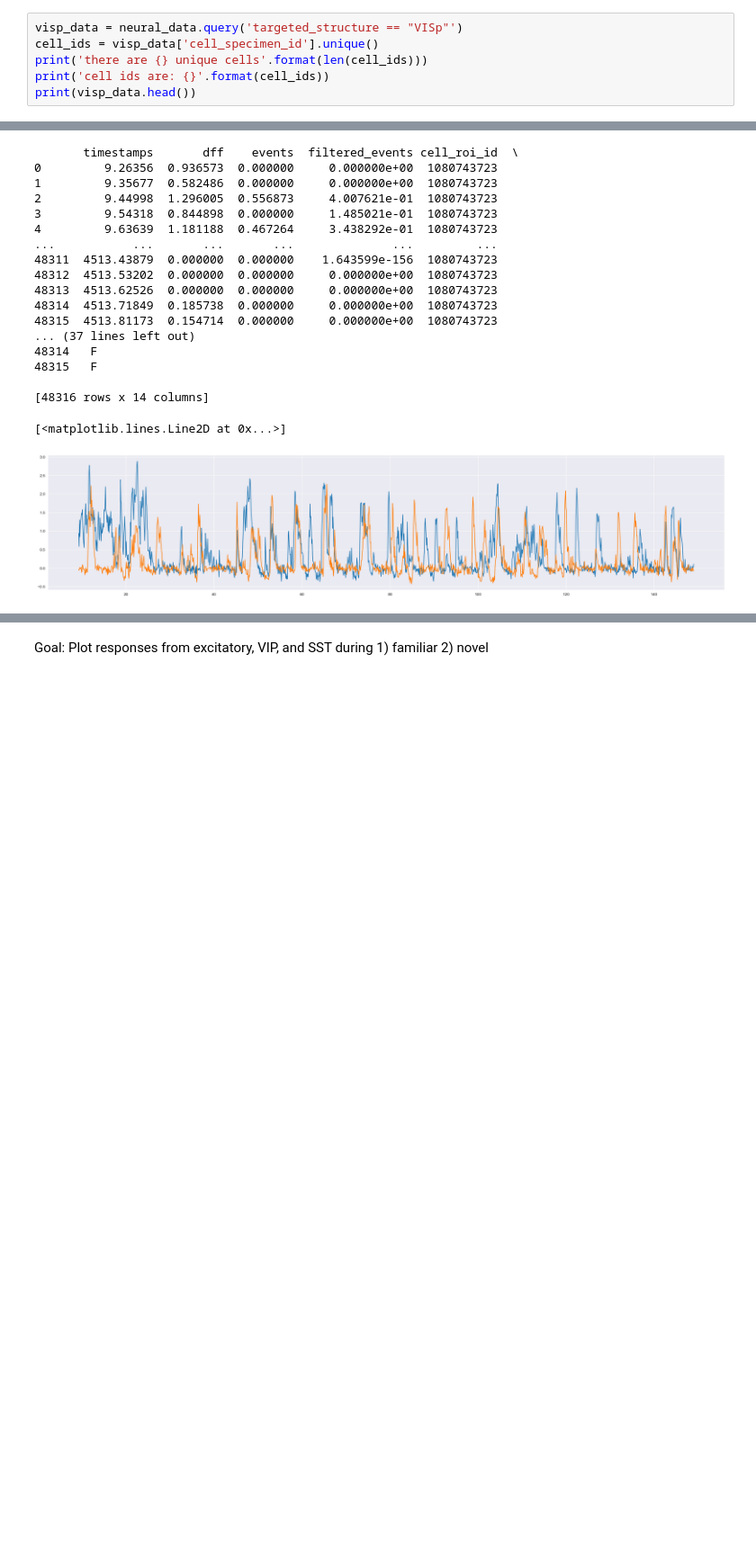
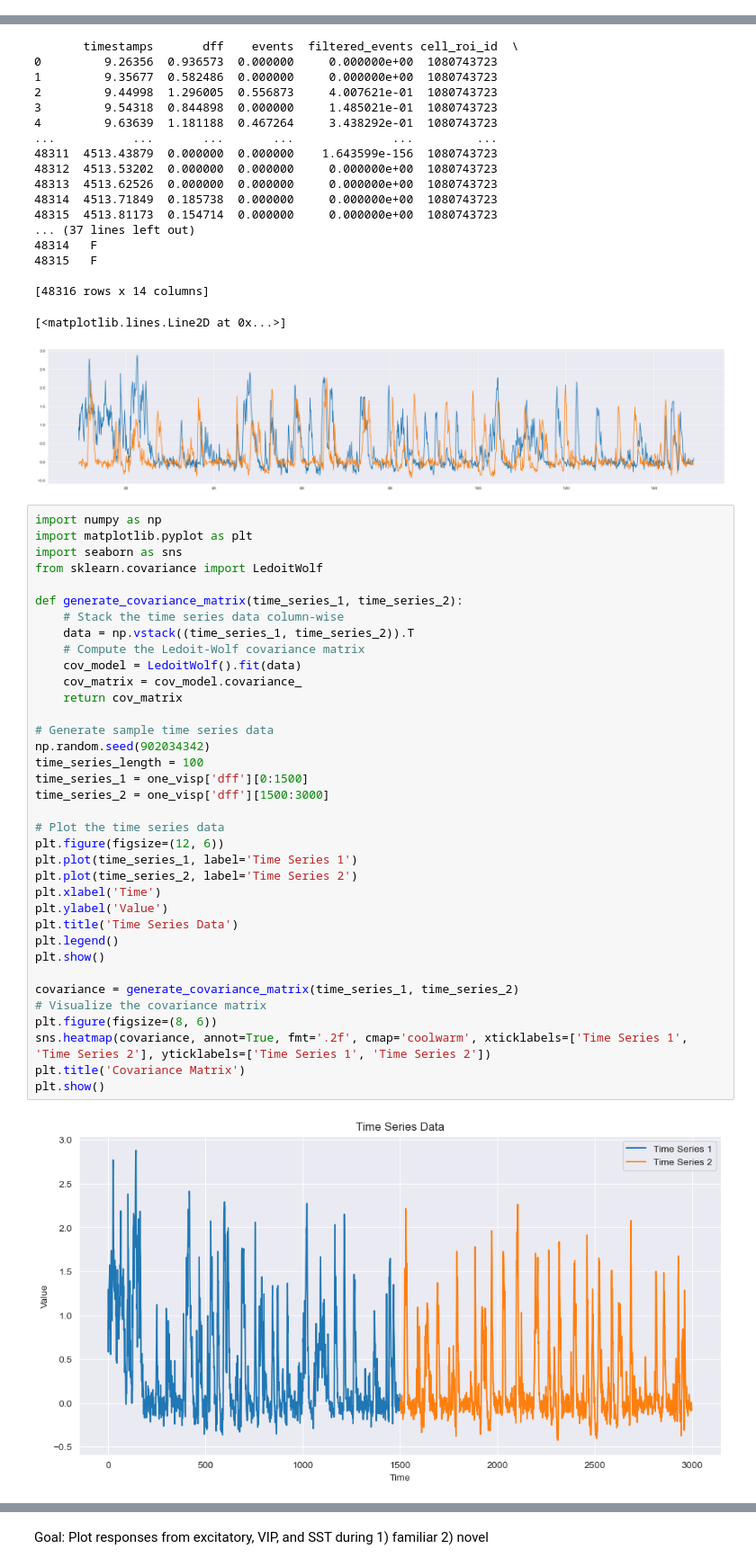
Before and after one commit to michealrm/nma_project_vip_sst, a Jupyter notebook: NMA_Project_Inhibition_in_Visual_Novelty_(Allen_Institute_Dataset).ipynb, the cells around one changed output, grey strips where cells are left out. Shown at 90% size. Drawn from its saved outputs; the diff is of its cells as text; blank space fills up the shorter version.

Commit message:
allen data example

```diff
--- a/NMA_Project_Inhibition_in_Visual_Novelty_(Allen_Institute_Dataset).ipynb
+++ b/NMA_Project_Inhibition_in_Visual_Novelty_(Allen_Institute_Dataset).ipynb
@@ -265,6 +224,0 @@ plt.plot(avg_dff.index.tolist()[0:50], avg_dff['pop_avg'][50:100])
-# %%
-visp_data = neural_data.query('targeted_structure == "VISp"')
-cell_ids = visp_data['cell_specimen_id'].unique()
-print('there are {} unique cells'.format(len(cell_ids)))
-print('cell ids are: {}'.format(cell_ids))
-print(visp_data.head())
@@ -371,3 +284,41 @@ plt.plot(one_visp['timestamps'][0:1500], one_visp['dff'][1500:3000])
 [48316 rows x 14 columns]
 [<matplotlib.lines.Line2D at 0x...>]
 [figure]
+# %%
+import numpy as np
+import matplotlib.pyplot as plt
+import seaborn as sns
+from sklearn.covariance import LedoitWolf
+
+def generate_covariance_matrix(time_series_1, time_series_2):
+    # Stack the time series data column-wise
+    data = np.vstack((time_series_1, time_series_2)).T
+    # Compute the Ledoit-Wolf covariance matrix
+    cov_model = LedoitWolf().fit(data)
+    cov_matrix = cov_model.covariance_
+    return cov_matrix
+
+# Generate sample time series data
+np.random.seed(902034342)
+time_series_length = 100
+time_series_1 = one_visp['dff'][0:1500]
+time_series_2 = one_visp['dff'][1500:3000]
+
+# Plot the time series data
+plt.figure(figsize=(12, 6))
+plt.plot(time_series_1, label='Time Series 1')
+plt.plot(time_series_2, label='Time Series 2')
+plt.xlabel('Time')
+plt.ylabel('Value')
+plt.title('Time Series Data')
+plt.legend()
+plt.show()
+
+covariance = generate_covariance_matrix(time_series_1, time_series_2)
+# Visualize the covariance matrix
+plt.figure(figsize=(8, 6))
+sns.heatmap(covariance, annot=True, fmt='.2f', cmap='coolwarm', xticklabels=['Time Series 1', 'Time Series 2'], yticklabels=['Time Series 1', 'Time Series 2'])
+plt.title('Covariance Matrix')
+plt.show()
+# %% [output]
+[figure, added]
```
Also changed, not shown: parts of 12 cells of this notebook, 1 other file.
